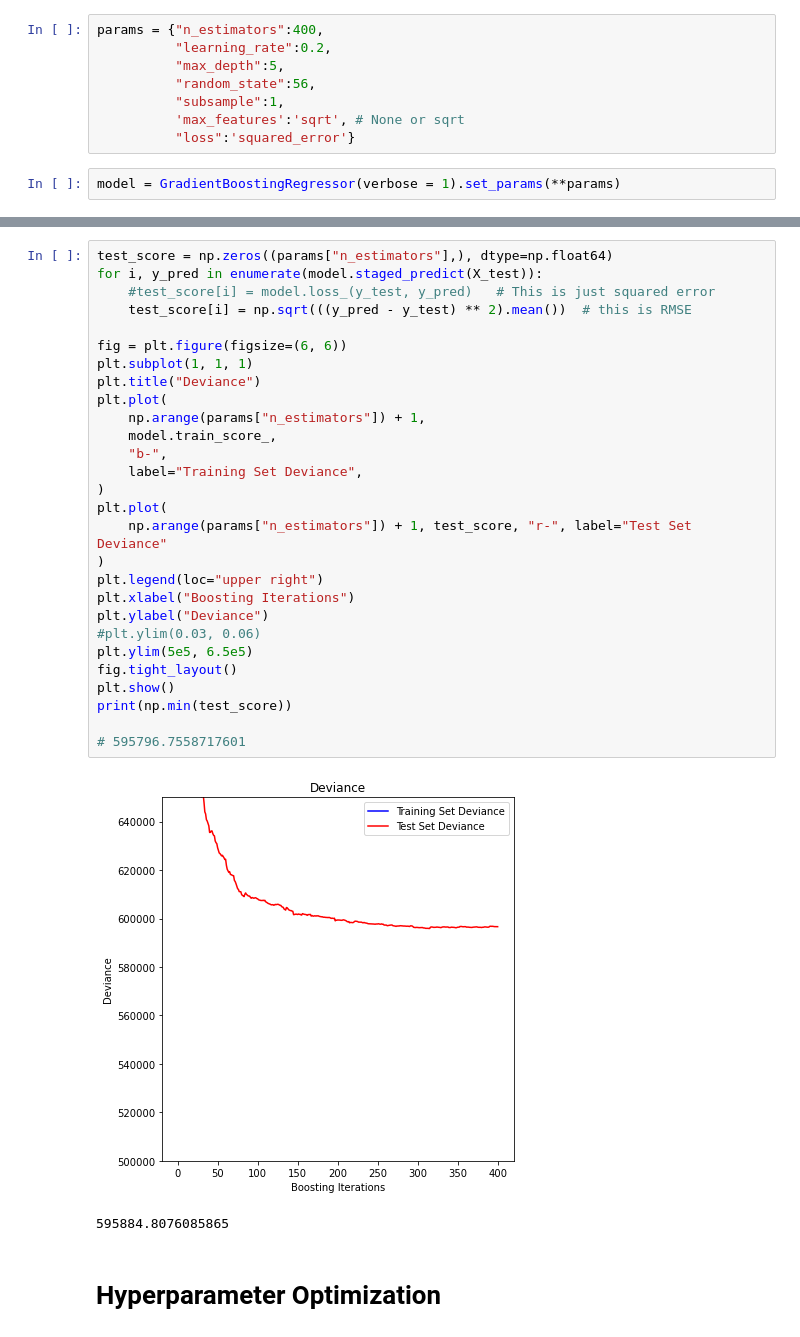
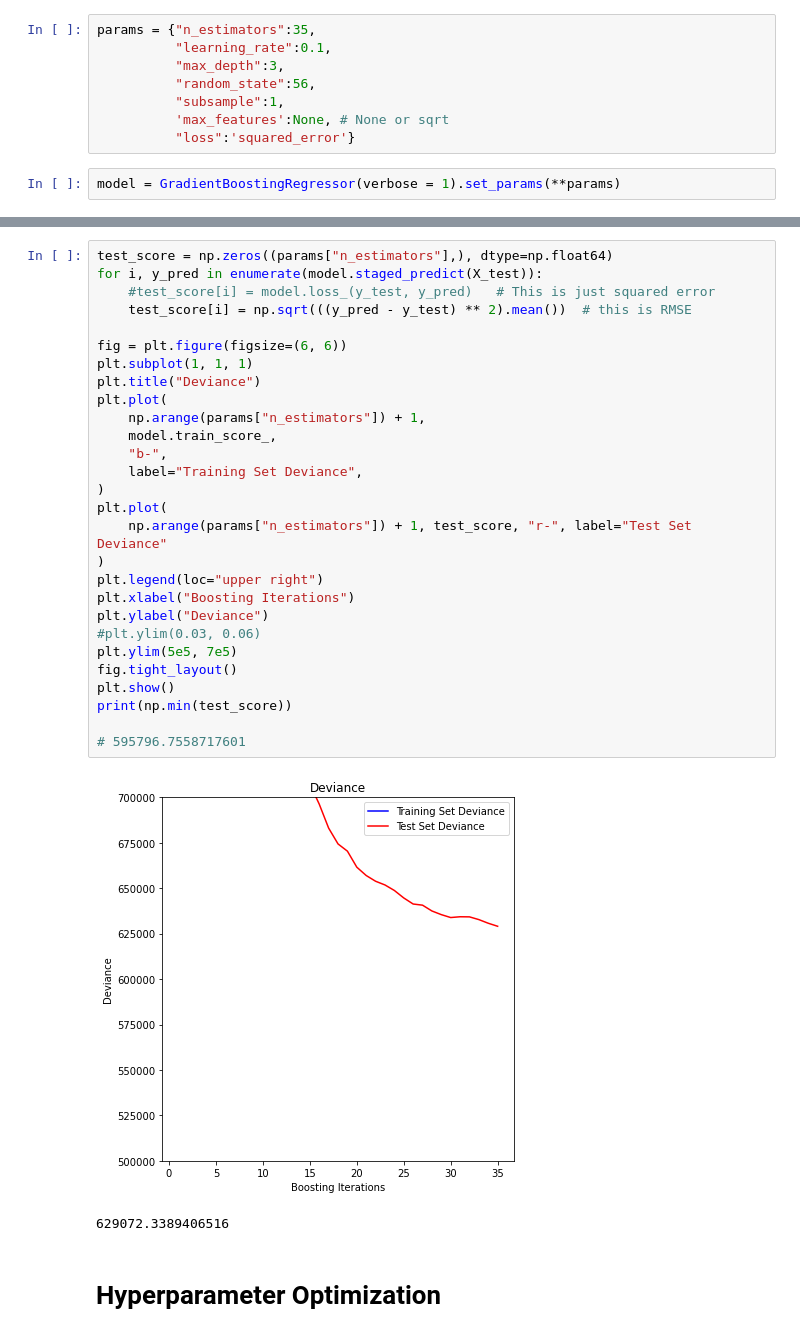
Before and after one commit to tom-farmer/Predictive-Analytics-Hackathon-2022, a Jupyter notebook: notebooks/modeling.ipynb, the cells around one changed output, grey strips where cells are left out. Cells and saved outputs as stored; diff of their text form.

```diff
--- a/notebooks/modeling.ipynb
+++ b/notebooks/modeling.ipynb
@@ -422,12 +422,12 @@ X_train, X_test, y_train, y_test = train_test_split(X, y, test_size=0.33, random
 # %% [markdown]
 # Models
 # %%
-params = {"n_estimators":400,
-          "learning_rate":0.2,
-          "max_depth":5,
+params = {"n_estimators":35,
+          "learning_rate":0.1,
+          "max_depth":3,
           "random_state":56,
           "subsample":1,
-          'max_features':'sqrt', # None or sqrt
+          'max_features':None, # None or sqrt
           "loss":'squared_error'}
 # %%
 model = GradientBoostingRegressor(verbose = 1).set_params(**params)
@@ -468,34 +463,34 @@ feat_importances.nlargest(30).plot(kind='barh')
 # %%
 test_score = np.zeros((params["n_estimators"],), dtype=np.float64)
 for i, y_pred in enumerate(model.staged_predict(X_test)):
     #test_score[i] = model.loss_(y_test, y_pred)   # This is just squared error
     test_score[i] = np.sqrt(((y_pred - y_test) ** 2).mean())  # this is RMSE
 
 fig = plt.figure(figsize=(6, 6))
 plt.subplot(1, 1, 1)
 plt.title("Deviance")
 plt.plot(
     np.arange(params["n_estimators"]) + 1,
     model.train_score_,
     "b-",
     label="Training Set Deviance",
 )
 plt.plot(
     np.arange(params["n_estimators"]) + 1, test_score, "r-", label="Test Set Deviance"
 )
 plt.legend(loc="upper right")
 plt.xlabel("Boosting Iterations")
 plt.ylabel("Deviance")
 #plt.ylim(0.03, 0.06)
-plt.ylim(5e5, 6.5e5)
+plt.ylim(5e5, 7e5)
 fig.tight_layout()
 plt.show()
 print(np.min(test_score))
 
 # 595796.7558717601
 # %% [output]
-[figure, old version]
+[figure, new version]
-595884.8076085865
+629072.3389406516
 # %% [markdown]
 # Hyperparameter Optimization
 # %%
```
Also changed, not shown: parts of 5 cells of this notebook.
